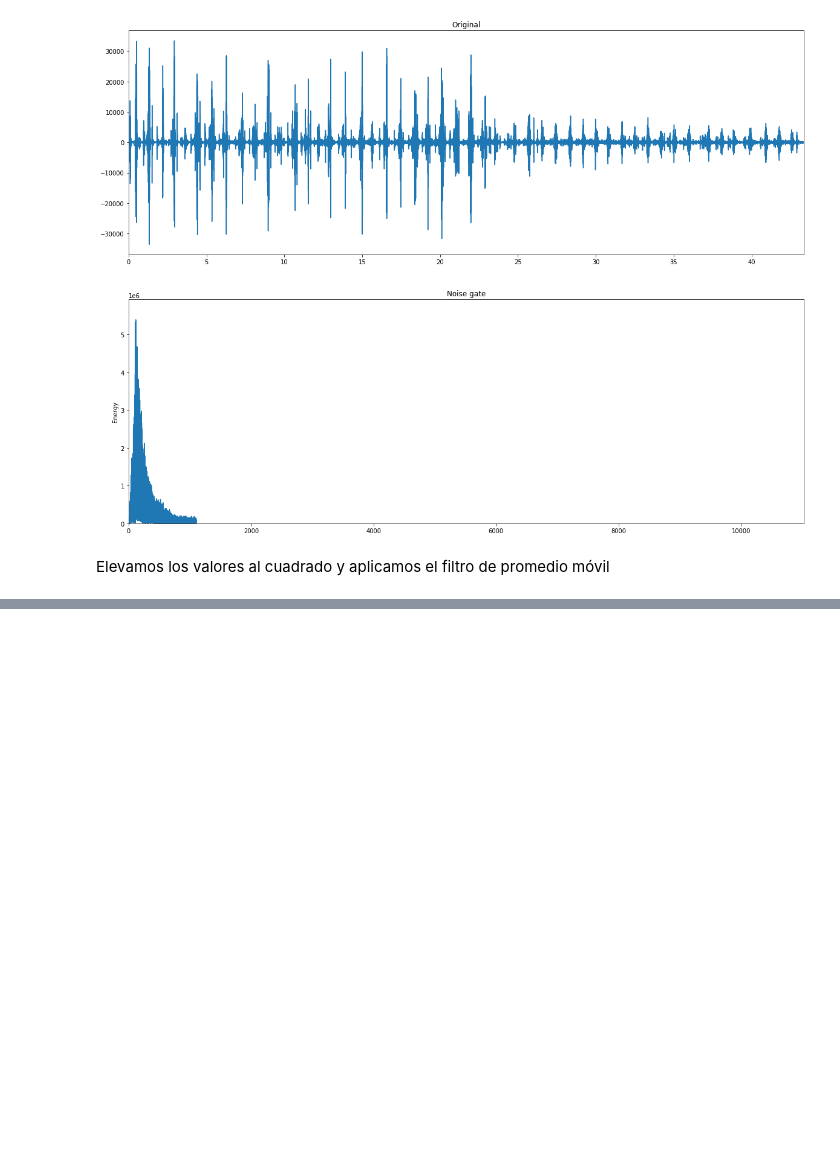
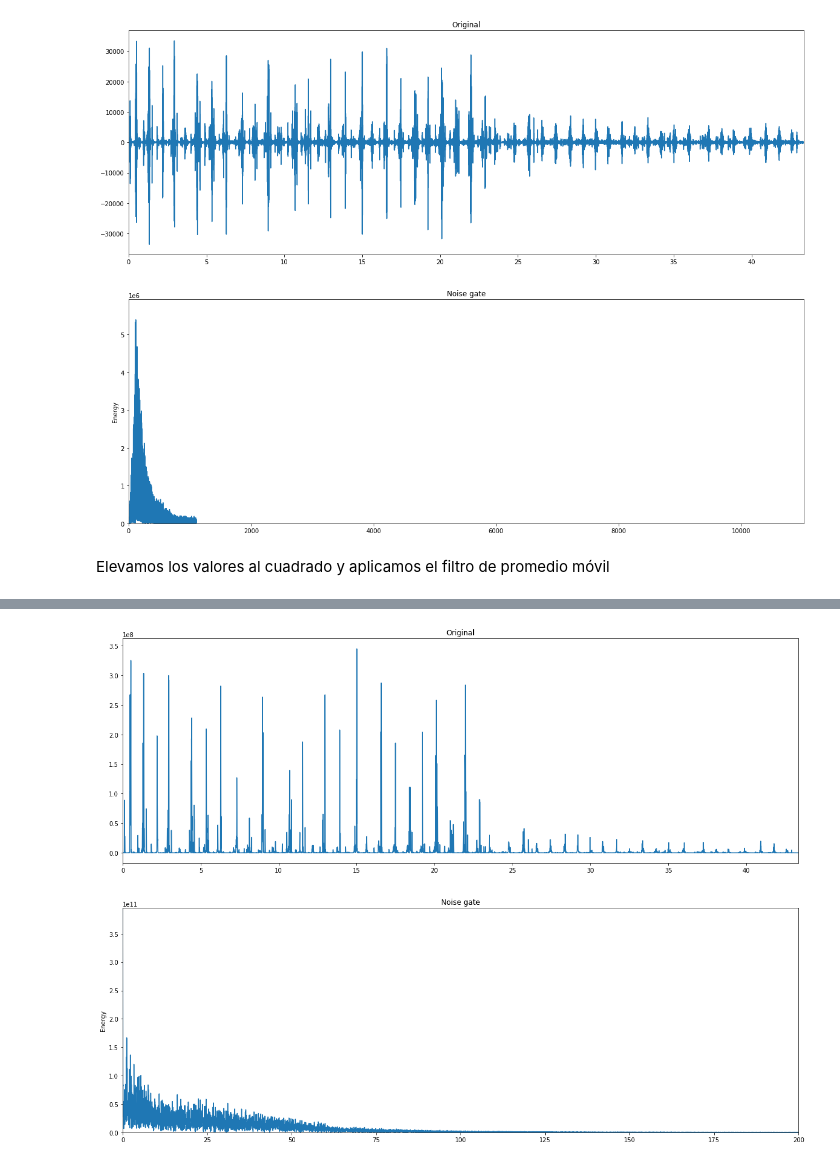
Before and after one commit to achurichi/CEIA, a Jupyter notebook: ia-embebida/signal-processing/signal-processing.ipynb, the cells around one changed output, grey strips where cells are left out. Saved outputs shown, nothing was run; the diff lists cells and outputs as text; code cells hidden in the pictures; blank space fills up the shorter version.

```diff
--- a/ia-embebida/signal-processing/signal-processing.ipynb
+++ b/ia-embebida/signal-processing/signal-processing.ipynb
@@ -148,0 +153,19 @@ No entiendo porque el filtro empieza a filtrar a partir de los 10Hz y no a parti
+# %%
+filtered_data_3 = np.maximum(filtered_data_2, 0)
+filtered_data_fft_3 = np.abs(fft(filtered_data_3)[0 : dec_data_len // 2])
+# %%
+f, axes = plt.subplots(2, figsize=(20, 15))
+
+axes[0].plot(dec_timeline, filtered_data_3)
+axes[0].set_xlim([0, duration])
+axes[0].set_title("Original")
+
+axes[1].plot(dec_x_freq, filtered_data_fft_3)
+axes[1].set_xlim([0, 200])
+axes[1].set_ylim([0, max(filtered_data_fft_3)])
+axes[1].set_title("Noise gate")
+axes[1].set_ylabel("Energy")
+
+f.show()
+# %% [output]
+[figure, added]
```
Also changed, not shown: parts of 18 cells of this notebook, 10 other files.
